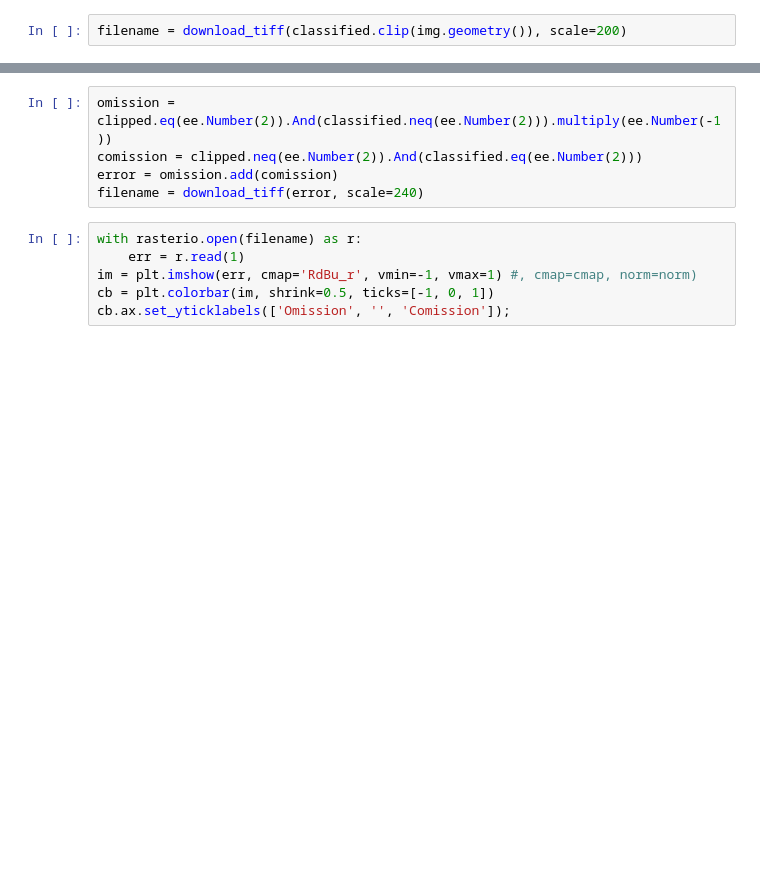
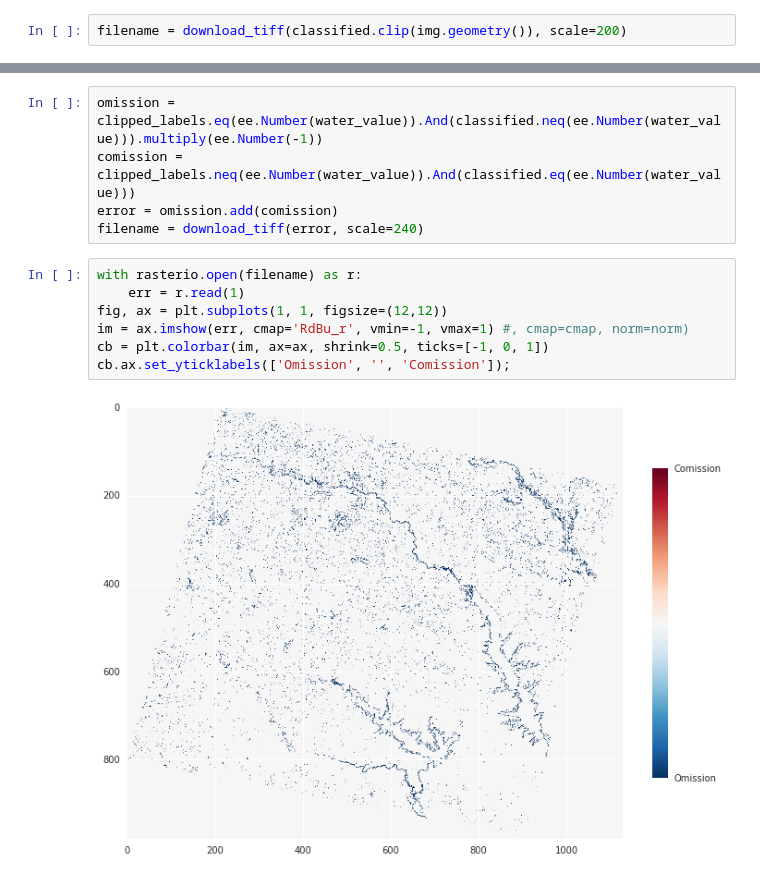
Before and after one commit to nongroup-lanl/ee-notebooks, a Jupyter notebook: ee-sandbox.ipynb, the cells around one changed output, grey strips where cells are left out. Cells and saved outputs as stored; diff of their text form; blank space fills up the shorter version.

```diff
--- a/ee-sandbox.ipynb
+++ b/ee-sandbox.ipynb
@@ -96,11 +127,14 @@ cb.ax.set_yticklabels(['Not water', 'Water']);
 # %%
-omission = clipped.eq(ee.Number(2)).And(classified.neq(ee.Number(2))).multiply(ee.Number(-1))
-comission = clipped.neq(ee.Number(2)).And(classified.eq(ee.Number(2)))
+omission = clipped_labels.eq(ee.Number(water_value)).And(classified.neq(ee.Number(water_value))).multiply(ee.Number(-1))
+comission = clipped_labels.neq(ee.Number(water_value)).And(classified.eq(ee.Number(water_value)))
 error = omission.add(comission)
 filename = download_tiff(error, scale=240)
 # %%
 with rasterio.open(filename) as r:
     err = r.read(1)
-im = plt.imshow(err, cmap='RdBu_r', vmin=-1, vmax=1) #, cmap=cmap, norm=norm)
-cb = plt.colorbar(im, shrink=0.5, ticks=[-1, 0, 1])
+fig, ax = plt.subplots(1, 1, figsize=(12,12))
+im = ax.imshow(err, cmap='RdBu_r', vmin=-1, vmax=1) #, cmap=cmap, norm=norm)
+cb = plt.colorbar(im, ax=ax, shrink=0.5, ticks=[-1, 0, 1])
 cb.ax.set_yticklabels(['Omission', '', 'Comission']);
+# %% [output]
+[figure, added]
```
Also changed, not shown: parts of 21 cells of this notebook.
